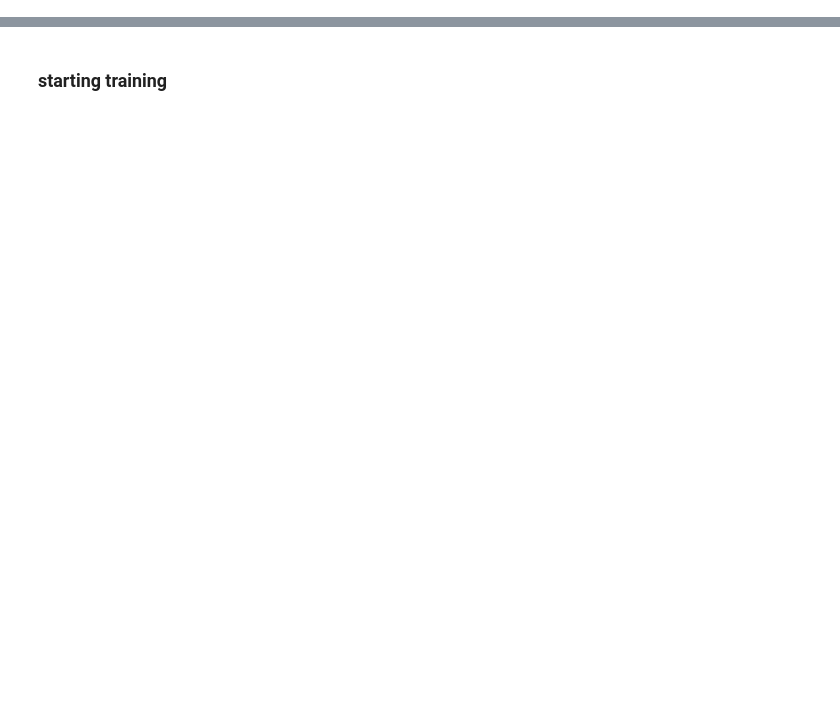
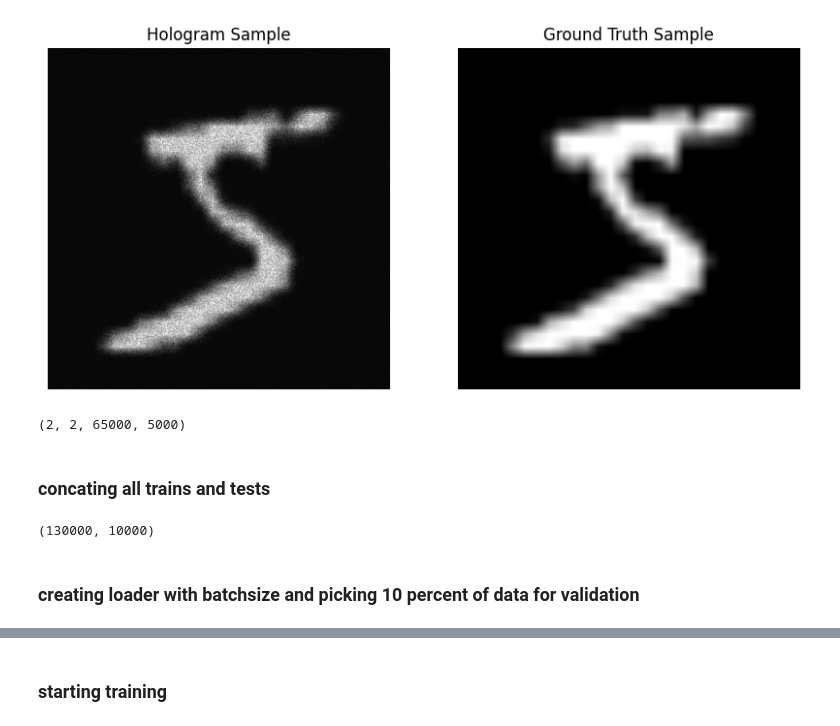
Before and after one commit to Arash-Rayan/quantom-holographic-reconstruction, a Jupyter notebook: QHUPnet.ipynb, the cells around one changed output, grey strips where cells are left out. Cells and saved outputs as stored; diff of their text form; code cells hidden in the pictures; blank space fills up the shorter version.

```diff
--- a/QHUPnet.ipynb
+++ b/QHUPnet.ipynb
@@ -310,0 +421,27 @@ class ImageDataset(Dataset):
+# %%
+import matplotlib.pyplot as plt
+import torch
+
+train_path = f'data/MNIST/raw/train-images-idx3-ubyte'
+myset = HologramDataset(train_path)
+gt_sample = myset[0][0]
+holo_sample = myset[0][1]
+
+holo_img = holo_sample.squeeze().detach().cpu().numpy()
+gt_img   = gt_sample.squeeze().detach().cpu().numpy()
+
+plt.figure(figsize=(10,5))
+
+plt.subplot(1,2,1)
+plt.title("Hologram Sample")
+plt.imshow(holo_img, cmap='gray')
+plt.axis('off')
+
+plt.subplot(1,2,2)
+plt.title("Ground Truth Sample")
+plt.imshow(gt_img, cmap='gray')
+plt.axis('off')
+
+plt.show()
+# %% [output]
+[figure, added]
@@ -310,0 +475,16 @@ class ImageDataset(Dataset):
+# %%
+len(mult_dataset_train) , len(multi_dataset_test) , len(mult_dataset_train[0]) , len(multi_dataset_test[1])
+# %% [output]
+(2, 2, 65000, 5000)
+# %% [markdown]
+### concating all trains and tests
+# %%
+from torch.utils.data import ConcatDataset
+train_data =ConcatDataset(mult_dataset_train)
+test_data = ConcatDataset(multi_dataset_test)
+
+len(train_data ) , len(test_data)
+# %% [output]
+(130000, 10000)
+# %% [markdown]
+### creating loader with batchsize and  picking 10 percent of data for validation
```
Also changed, not shown: parts of 58 cells of this notebook, 17 other files.
